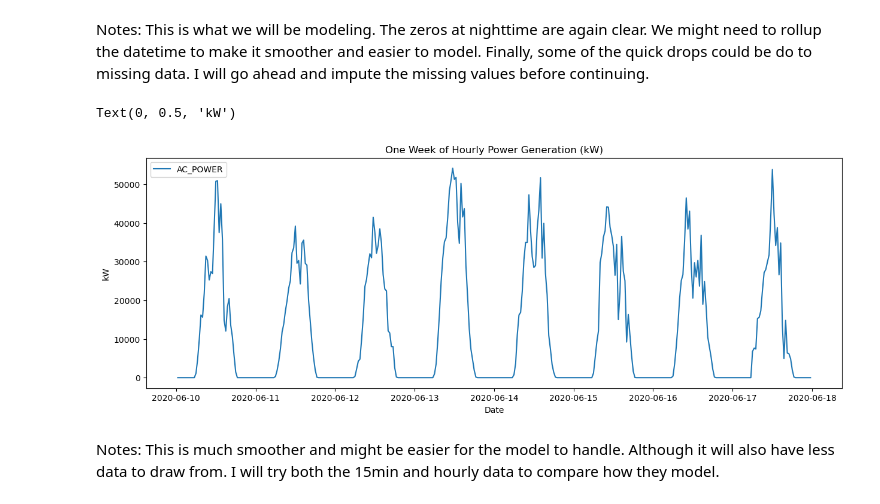
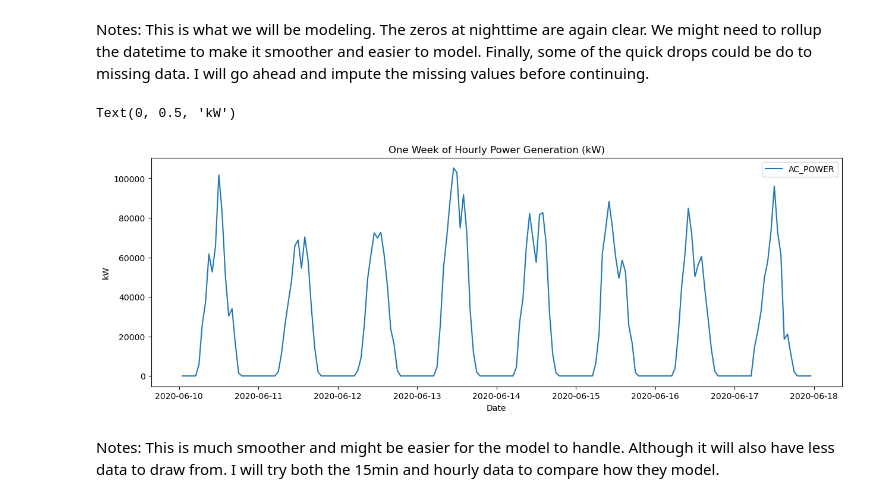
Before and after one commit to joshmdata/data-science-projects, a Jupyter notebook: time-series-forecasting-solar-power-generation.ipynb, the cells around one changed output. Cells and saved outputs as stored; diff of their text form; code cells hidden in the pictures.

```diff
--- a/time-series-forecasting-solar-power-generation.ipynb
+++ b/time-series-forecasting-solar-power-generation.ipynb
@@ -208,16 +214,16 @@ Text(0, 0.5, 'kW')
 # %% [markdown]
 Notes: This is what we will be modeling. The zeros at nighttime are again clear. We might need to rollup the datetime to make it smoother and easier to model. Finally, some of the quick drops could be do to missing data. I will go ahead and impute the missing values before continuing.
 # %%
-df = df.resample('30min').sum()
+df_hour = df.resample('H').sum()
 # %%
 fig, ax = plt.subplots(figsize=(15,5))
-sns.lineplot(df[df.index > '2020-06-10'])
+sns.lineplot(df_hour[df_hour.index > '2020-06-10'])
 plt.title('One Week of Hourly Power Generation (kW)')
 plt.xlabel('Date')
 plt.ylabel('kW')
 # %% [output]
 Text(0, 0.5, 'kW')
-[figure, old version]
+[figure, new version]
 # %% [markdown]
 Notes: This is much smoother and might be easier for the model to handle. Although it will also have less data to draw from. I will try both the 15min and hourly data to compare how they model.
 # %%
```
Also changed, not shown: parts of 22 cells of this notebook.
